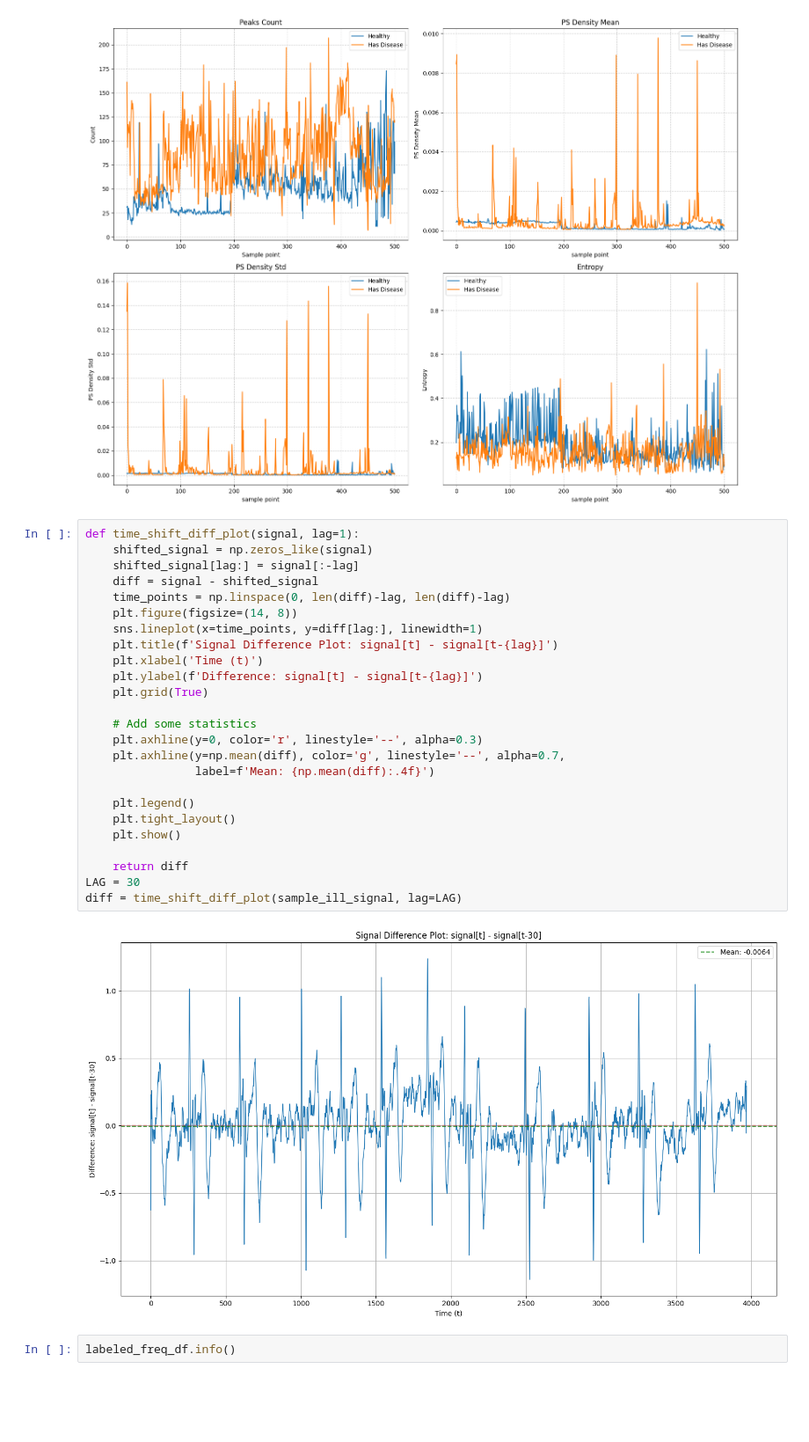
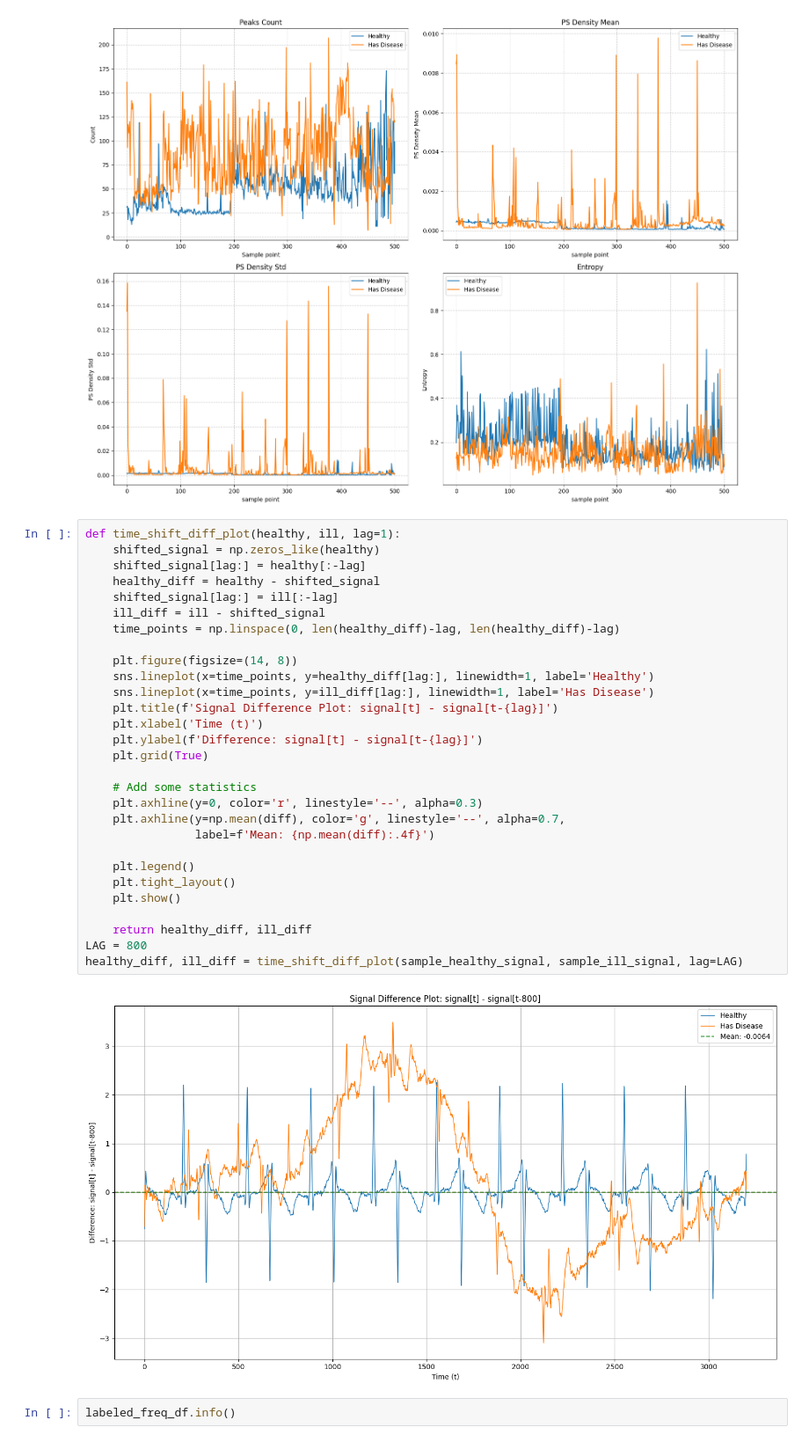
Before and after one commit to zivmax/bmedesign-cpsc, a Jupyter notebook: EDA.ipynb, the cells around one changed output. Shown at 88% size. Saved outputs shown, nothing was run; the diff lists cells and outputs as text; blank space fills up the shorter version.

Commit message:
feature: update time_shift_diff_plot in EDA

```diff
--- a/EDA.ipynb
+++ b/EDA.ipynb
@@ -461,32 +461,36 @@ df_signal_feature_plot(labeled_freq_df)
 # %% [output]
 [figure]
 # %%
-def time_shift_diff_plot(signal, lag=1):
-    shifted_signal = np.zeros_like(signal)
-    shifted_signal[lag:] = signal[:-lag]
-    diff = signal - shifted_signal
-    time_points = np.linspace(0, len(diff)-lag, len(diff)-lag)
+def time_shift_diff_plot(healthy, ill, lag=1):
+    shifted_signal = np.zeros_like(healthy)
+    shifted_signal[lag:] = healthy[:-lag]
+    healthy_diff = healthy - shifted_signal
+    shifted_signal[lag:] = ill[:-lag]
+    ill_diff = ill - shifted_signal
+    time_points = np.linspace(0, len(healthy_diff)-lag, len(healthy_diff)-lag)
+
     plt.figure(figsize=(14, 8))
-    sns.lineplot(x=time_points, y=diff[lag:], linewidth=1)
+    sns.lineplot(x=time_points, y=healthy_diff[lag:], linewidth=1, label='Healthy')
+    sns.lineplot(x=time_points, y=ill_diff[lag:], linewidth=1, label='Has Disease')
     plt.title(f'Signal Difference Plot: signal[t] - signal[t-{lag}]')
     plt.xlabel('Time (t)')
     plt.ylabel(f'Difference: signal[t] - signal[t-{lag}]')
     plt.grid(True)
 
     # Add some statistics
     plt.axhline(y=0, color='r', linestyle='--', alpha=0.3)
     plt.axhline(y=np.mean(diff), color='g', linestyle='--', alpha=0.7,
                 label=f'Mean: {np.mean(diff):.4f}')
 
     plt.legend()
     plt.tight_layout()
     plt.show()
 
-    return diff
-LAG = 30
-diff = time_shift_diff_plot(sample_ill_signal, lag=LAG)
+    return healthy_diff, ill_diff
+LAG = 800
+healthy_diff, ill_diff = time_shift_diff_plot(sample_healthy_signal, sample_ill_signal, lag=LAG)
 # %% [output]
-[figure, old version]
+[figure, new version]
 # %%
 labeled_freq_df.info()
 # %% [output]
```
Also changed, not shown: parts of 1 cell of this notebook.
